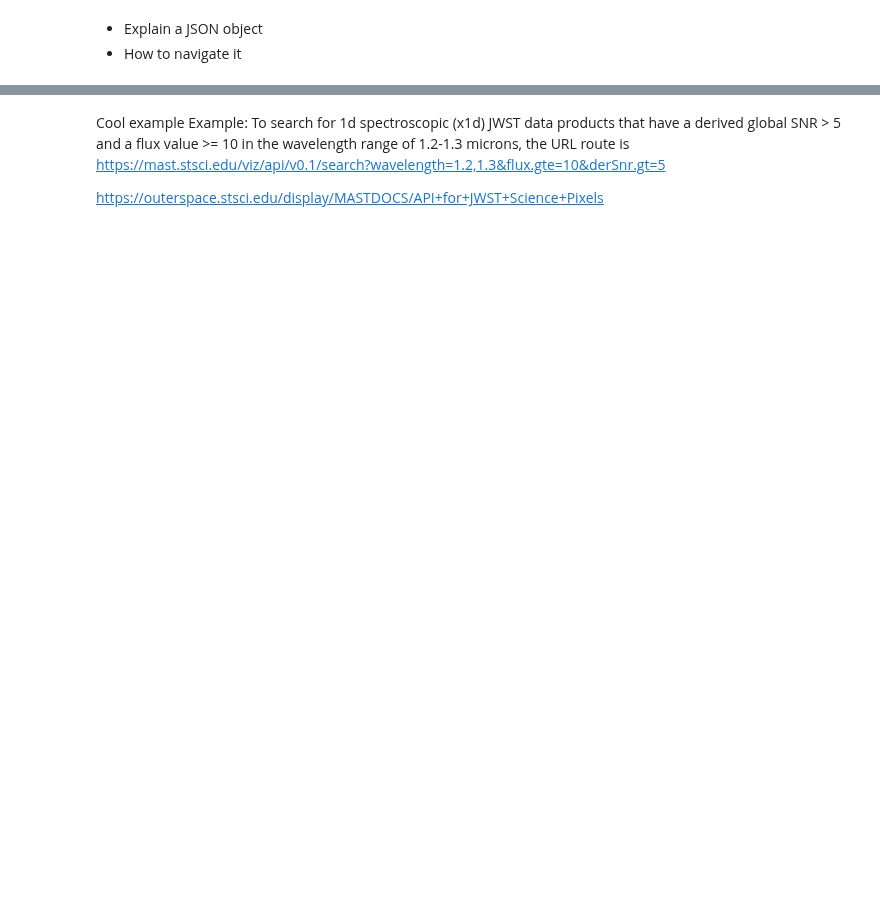
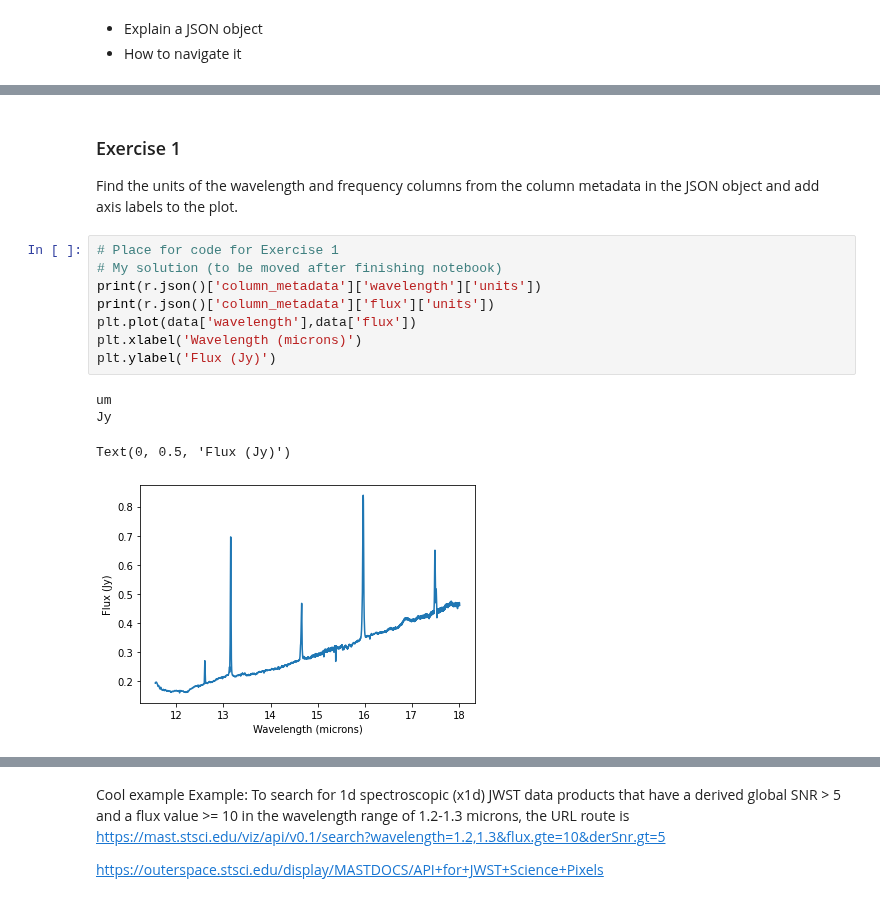
Before and after one commit to ScienceBetter/notebooks-stsci, a Jupyter notebook: notebooks/MAST/spectraldb_and_specviz/spectraldb_and_specviz.ipynb, the cells around one changed output, grey strips where cells are left out. Drawn from its saved outputs; the diff is of its cells as text; blank space fills up the shorter version.

```diff
--- a/notebooks/MAST/spectraldb_and_specviz/spectraldb_and_specviz.ipynb
+++ b/notebooks/MAST/spectraldb_and_specviz/spectraldb_and_specviz.ipynb
@@ -101,0 +118,17 @@ requests.models.Response
+# %% [markdown]
+### Exercise 1
+
+Find the units of the wavelength and frequency columns from the column metadata in the JSON object and add axis labels to the plot.
+# %%
+# Place for code for Exercise 1
+# My solution (to be moved after finishing notebook)
+print(r.json()['column_metadata']['wavelength']['units'])
+print(r.json()['column_metadata']['flux']['units'])
+plt.plot(data['wavelength'],data['flux'])
+plt.xlabel('Wavelength (microns)')
+plt.ylabel('Flux (Jy)')
+# %% [output]
+um
+Jy
+Text(0, 0.5, 'Flux (Jy)')
+[figure, added]
```
Also changed, not shown: parts of 21 cells of this notebook.
